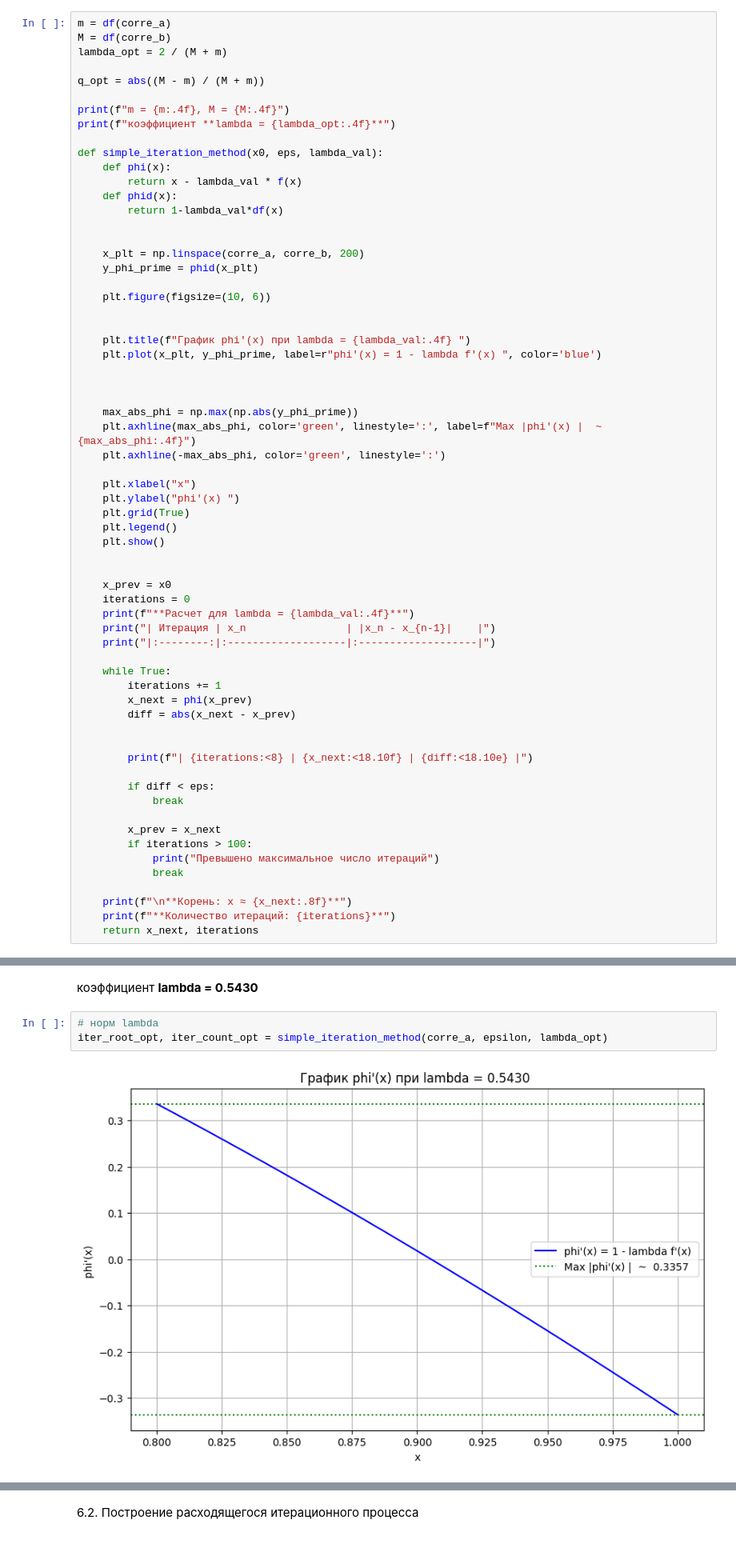
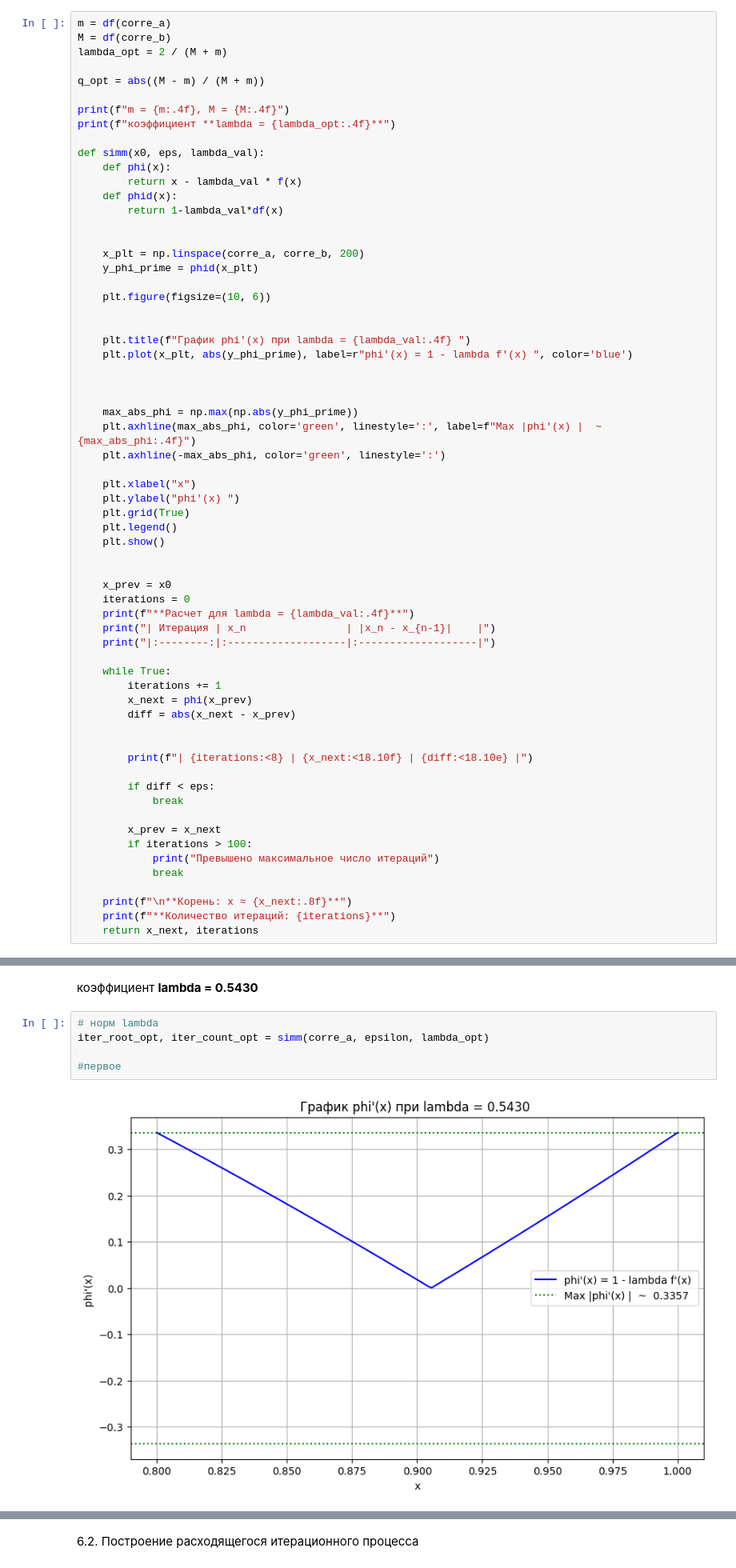
Before and after one commit to medovichka/Vyz, a Jupyter notebook: 2курс/2семестр/Код/Вычислительная Математика/1/RESH.ipynb, the cells around one changed output, grey strips where cells are left out. Shown at 80% size. Drawn from its saved outputs; the diff is of its cells as text.

```diff
--- a/2курс/2семестр/Код/Вычислительная Математика/1/RESH.ipynb
+++ b/2курс/2семестр/Код/Вычислительная Математика/1/RESH.ipynb
@@ -365,7 +368,7 @@ q_opt = abs((M - m) / (M + m))
 print(f"m = {m:.4f}, M = {M:.4f}")
 print(f"коэффициент **lambda = {lambda_opt:.4f}**")
 
-def simple_iteration_method(x0, eps, lambda_val):
+def simm(x0, eps, lambda_val):
     def phi(x):
         return x - lambda_val * f(x)
     def phid(x):
@@ -379,7 +382,7 @@ def simple_iteration_method(x0, eps, lambda_val):
 
 
     plt.title(f"График phi'(x) при lambda = {lambda_val:.4f} ")
-    plt.plot(x_plt, y_phi_prime, label=r"phi'(x) = 1 - lambda f'(x) ", color='blue')
+    plt.plot(x_plt, abs(y_phi_prime), label=r"phi'(x) = 1 - lambda f'(x) ", color='blue')
 
 
 
@@ -424,9 +427,11 @@ m = 1.2233, M = 2.4597
 коэффициент **lambda = 0.5430**
 # %%
 # норм lambda
-iter_root_opt, iter_count_opt = simple_iteration_method(corre_a, epsilon, lambda_opt)
+iter_root_opt, iter_count_opt = simm(corre_a, epsilon, lambda_opt)
+
+#первое
 # %% [output]
-[figure, old version]
+[figure, new version]
 **Расчет для lambda = 0.5430**
 | Итерация | x_n                | |x_n - x_{n-1}|    |
 |:--------:|:-------------------|:-------------------|
```
Also changed, not shown: parts of 6 cells of this notebook, 38 other files.
